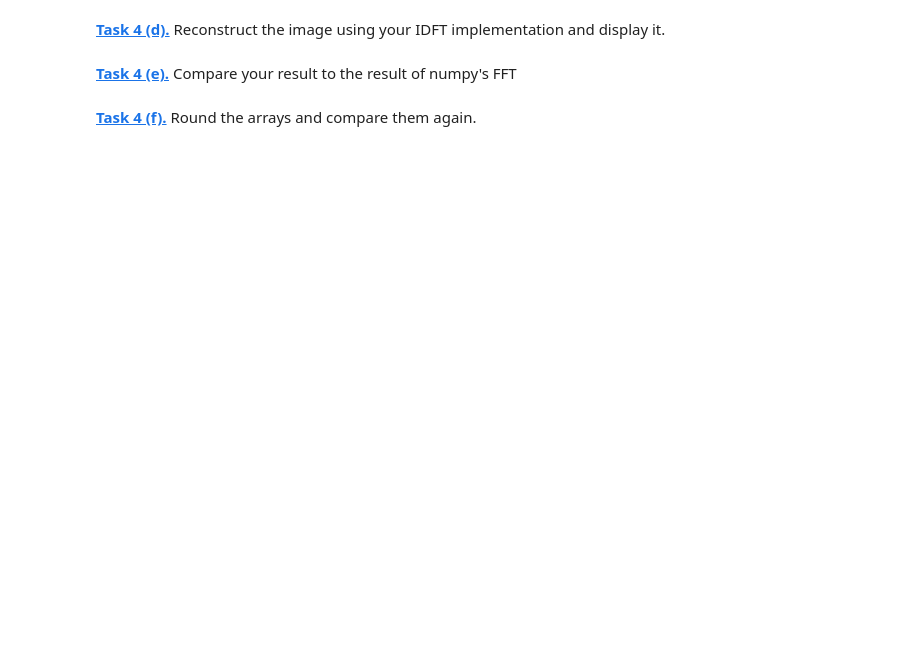
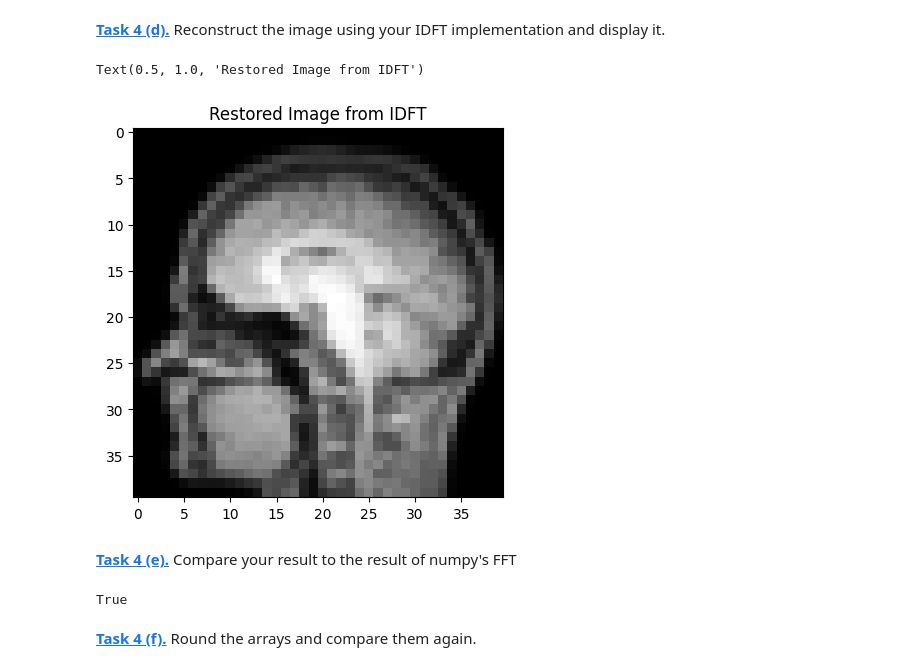
Before and after one commit to DaSch314/mobi-fs5-python, a Jupyter notebook: fourier.ipynb, the cells around one changed output. Drawn from its saved outputs; the diff is of its cells as text; code cells hidden in the pictures; blank space fills up the shorter version.

```diff
--- a/fourier.ipynb
+++ b/fourier.ipynb
@@ -225,5 +239,21 @@ ValueError: maximum supported dimension for an ndarray is 32, found 256
 # %% [markdown]
 **[Task 4 (b).]()** Implement a function that computes the 2D-IDFT.
+# %%
+def idft_2D(dft):
+    M, N = dft.shape
+    img = np.zeros((M, N), dtype=complex)
+
+    for x in range(M):
+        for y in range(N):
+            sum_val = 0 + 0j
+            for u in range(M):
+                for v in range(N):
+                    exponent = 2j * np.pi * ((u*x)/M + (v*y)/N)
+                    sum_val = sum_val + dft[u, v] * np.exp(exponent)
+
+            img[x, y] = sum_val / (M * N)
+
+    return img
 # %% [markdown]
 Due to high computational costs, we need to resize the image.
 # %%
@@ -234,2 +265,19 @@ NameError: name 'brain_img' is not defined
 # %% [markdown]
 **[Task 4 (c).]()** Apply your DFT implementation to the image and display amplitude and phase.
+# %%
+dft_test_img = dft_2D(test_img)
+
+
+amplitude = np.log(np.abs(dft_test_img) + 1)
+phase = np.angle(dft_test_img)
+
+
+plt.figure()
+plt.imshow(amplitude, cmap='gray')
+plt.title("DFT Amplitude")
+
+
+plt.figure()
+plt.imshow(phase, cmap='gray')
+plt.title("DFT Phase")
+plt.axis('off')
@@ -236,6 +288,25 @@ NameError: name 'brain_img' is not defined
 # %% [markdown]
 **[Task 4 (d).]()** Reconstruct the image using your IDFT implementation and display it.
+# %%
+idft_restored = idft_2D(dft_test_img)
+
+plt.figure()
+plt.imshow(idft_restored.real, cmap="gray")
+plt.title("Restored Image from IDFT")
+# %% [output]
+Text(0.5, 1.0, 'Restored Image from IDFT')
+[figure, added]
 # %% [markdown]
 **[Task 4 (e).]()** Compare your result to the result of numpy's FFT
+# %%
+dft_my = dft_2D(test_img)
+
+dft_np = np.fft.fft2(test_img, norm = "forward")
+
+are_equal = np.allclose(dft_my, dft_np)
+
+print(are_equal)
+# %% [output]
+True
 # %% [markdown]
 **[Task 4 (f).]()** Round the arrays and compare them again.
```
Also changed, not shown: parts of 6 cells of this notebook.
